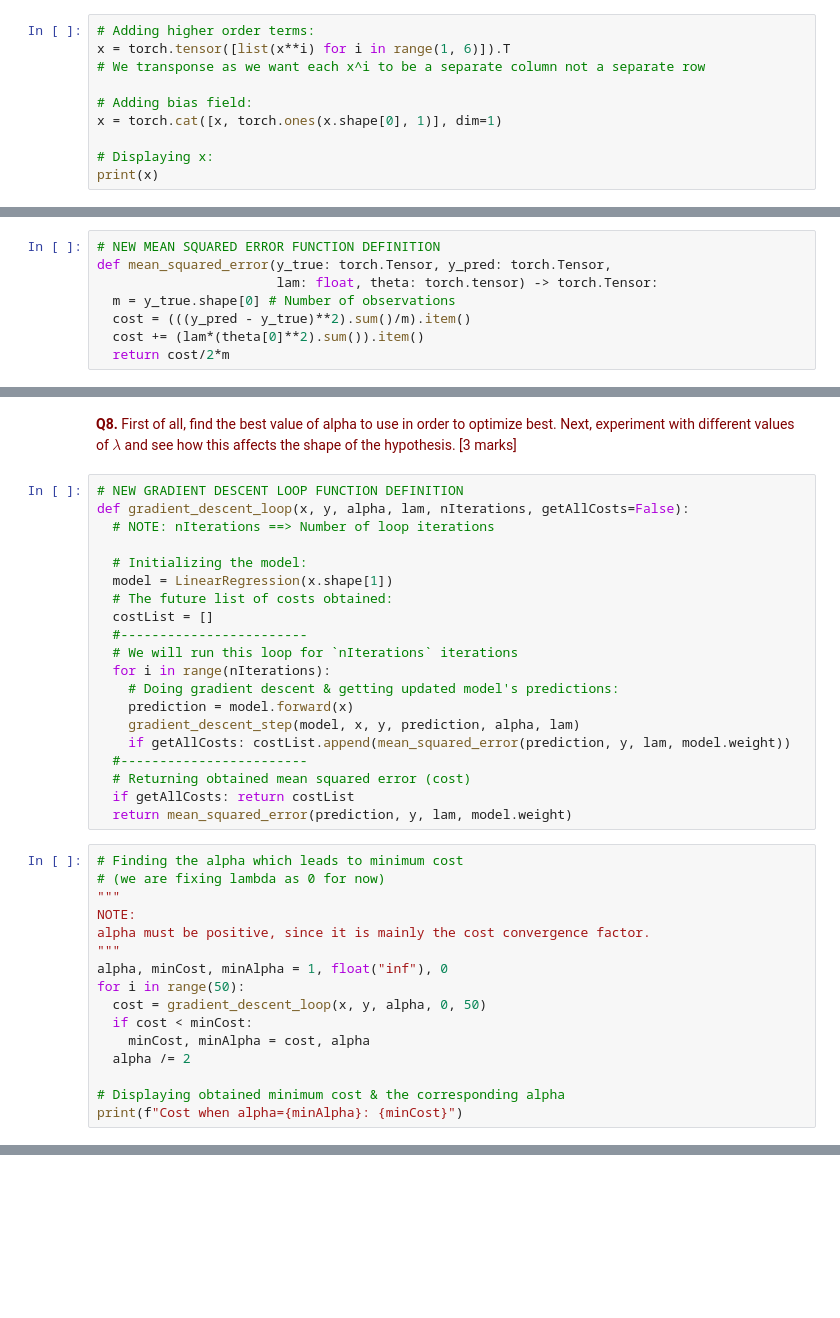
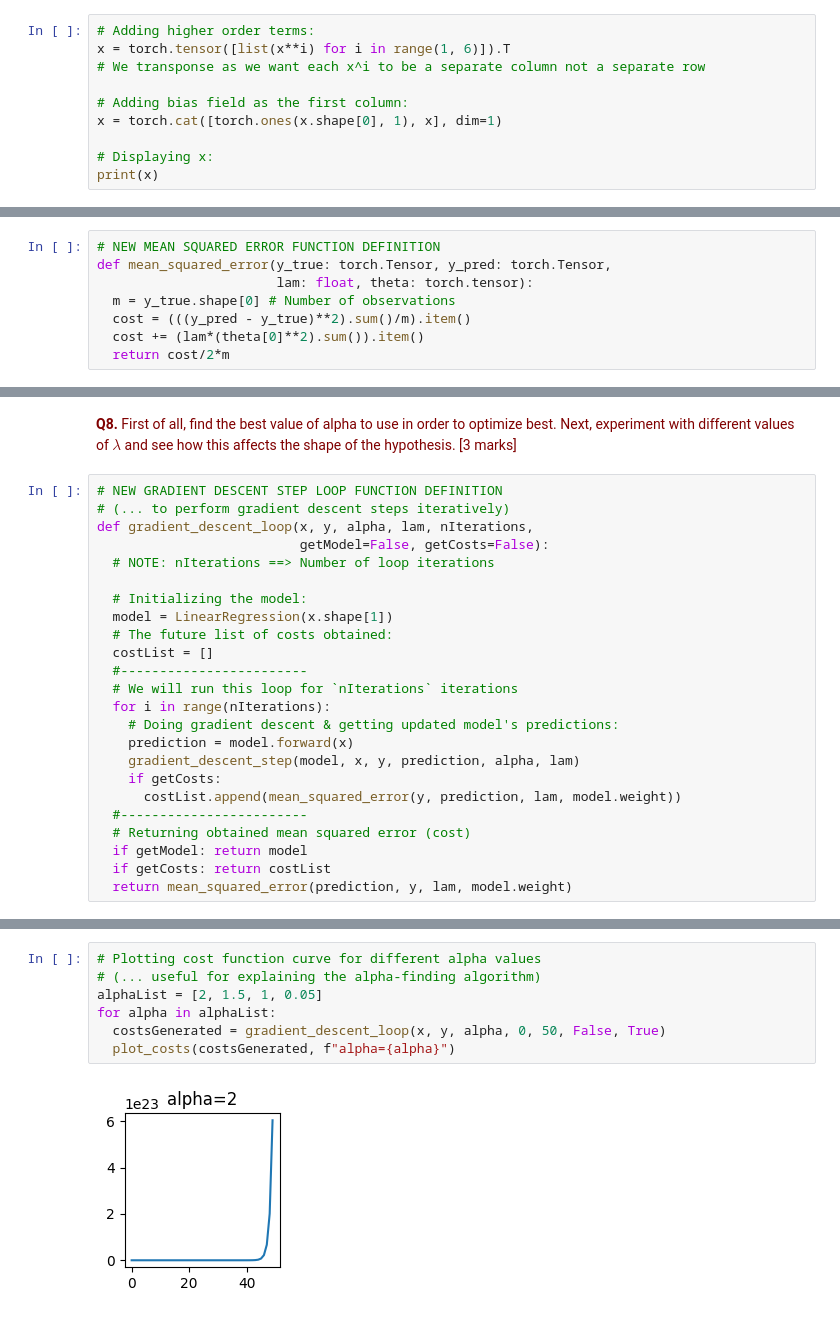
Before and after one commit to pranigopu/machineLearning, a Jupyter notebook: lab3/lab3--ASSIGNMENT--regression.ipynb, the cells around one changed output, grey strips where cells are left out. Saved outputs shown, nothing was run; the diff lists cells and outputs as text; blank space fills up the shorter version.

```diff
--- a/lab3/lab3--ASSIGNMENT--regression.ipynb
+++ b/lab3/lab3--ASSIGNMENT--regression.ipynb
@@ -476,8 +538,8 @@ Adjust variable `x` to include the higher order polynomials
 x = torch.tensor([list(x**i) for i in range(1, 6)]).T
 # We transponse as we want each x^i to be a separate column not a separate row
 
-# Adding bias field:
-x = torch.cat([x, torch.ones(x.shape[0], 1)], dim=1)
+# Adding bias field as the first column:
+x = torch.cat([torch.ones(x.shape[0], 1), x], dim=1)
 
 # Displaying x:
 print(x)
@@ -516,7 +578,7 @@ $
 # %%
 # NEW MEAN SQUARED ERROR FUNCTION DEFINITION
 def mean_squared_error(y_true: torch.Tensor, y_pred: torch.Tensor,
-                       lam: float, theta: torch.tensor) -> torch.Tensor:
+                       lam: float, theta: torch.tensor):
   m = y_true.shape[0] # Number of observations
   cost = (((y_pred - y_true)**2).sum()/m).item()
   cost += (lam*(theta[0]**2).sum()).item()
@@ -563,8 +625,10 @@ mean_squared_error(y, prediction, 1, model.weight)
 <font color="maroon"> **Q8.** First of all, find the best value of alpha to use in order to optimize best.
 Next, experiment with different values of $\lambda$ and see how this affects the shape of the hypothesis. [3 marks]</font>
 # %%
-# NEW GRADIENT DESCENT LOOP FUNCTION DEFINITION
-def gradient_descent_loop(x, y, alpha, lam, nIterations, getAllCosts=False):
+# NEW GRADIENT DESCENT STEP LOOP FUNCTION DEFINITION
+# (... to perform gradient descent steps iteratively)
+def gradient_descent_loop(x, y, alpha, lam, nIterations,
+                          getModel=False, getCosts=False):
   # NOTE: nIterations ==> Number of loop iterations
 
   # Initializing the model:
@@ -577,24 +641,10 @@ def gradient_descent_loop(x, y, alpha, lam, nIterations, getAllCosts=False):
     # Doing gradient descent & getting updated model's predictions:
     prediction = model.forward(x)
     gradient_descent_step(model, x, y, prediction, alpha, lam)
-    if getAllCosts: costList.append(mean_squared_error(prediction, y, lam, model.weight))
+    if getCosts:
+      costList.append(mean_squared_error(y, prediction, lam, model.weight))
   #------------------------
   # Returning obtained mean squared error (cost)
-  if getAllCosts: return costList
+  if getModel: return model
+  if getCosts: return costList
   return mean_squared_error(prediction, y, lam, model.weight)
-# %%
-# Finding the alpha which leads to minimum cost
-# (we are fixing lambda as 0 for now)
-"""
-NOTE:
-alpha must be positive, since it is mainly the cost convergence factor.
-"""
-alpha, minCost, minAlpha = 1, float("inf"), 0
-for i in range(50):
-  cost = gradient_descent_loop(x, y, alpha, 0, 50)
-  if cost < minCost:
-    minCost, minAlpha = cost, alpha
-  alpha /= 2
-
-# Displaying obtained minimum cost & the corresponding alpha
-print(f"Cost when alpha={minAlpha}: {minCost}")
@@ -608,0 +657,9 @@ Cost when alpha=1: 0.06057465076446533
+# %%
+# Plotting cost function curve for different alpha values
+# (... useful for explaining the alpha-finding algorithm)
+alphaList = [2, 1.5, 1, 0.05]
+for alpha in alphaList:
+  costsGenerated = gradient_descent_loop(x, y, alpha, 0, 50, False, True)
+  plot_costs(costsGenerated, f"alpha={alpha}")
+# %% [output]
+[figure, added]
```
Also changed, not shown: parts of 52 cells of this notebook.
